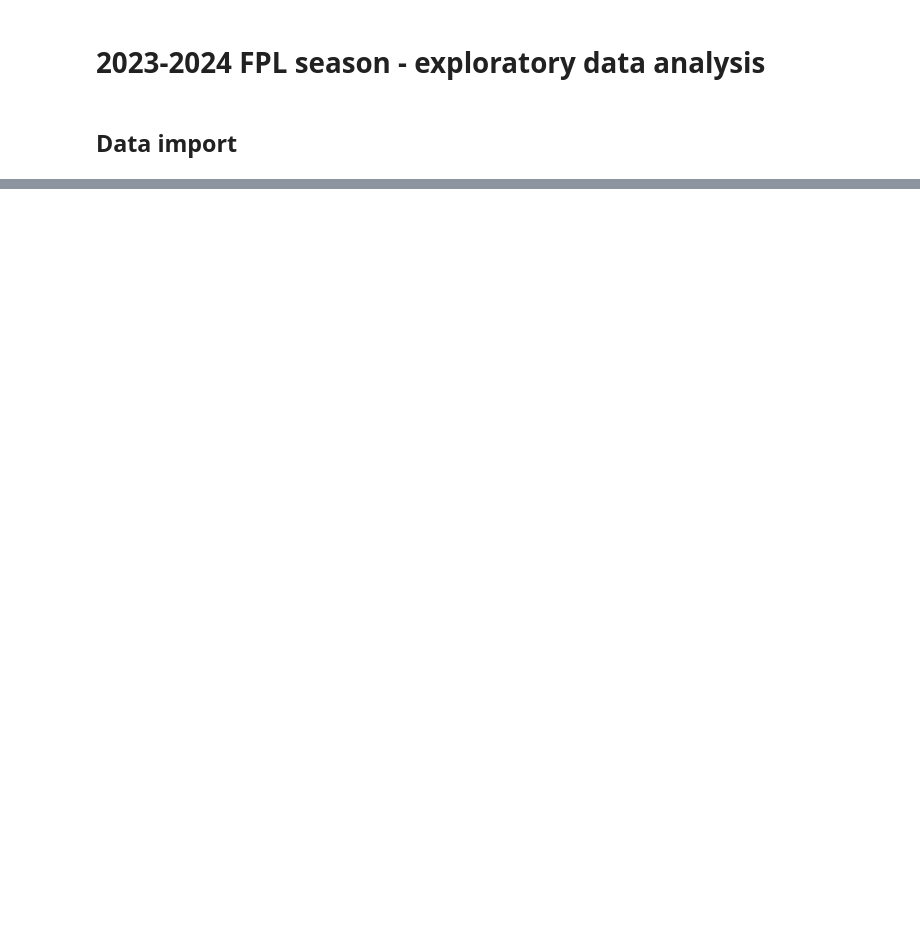
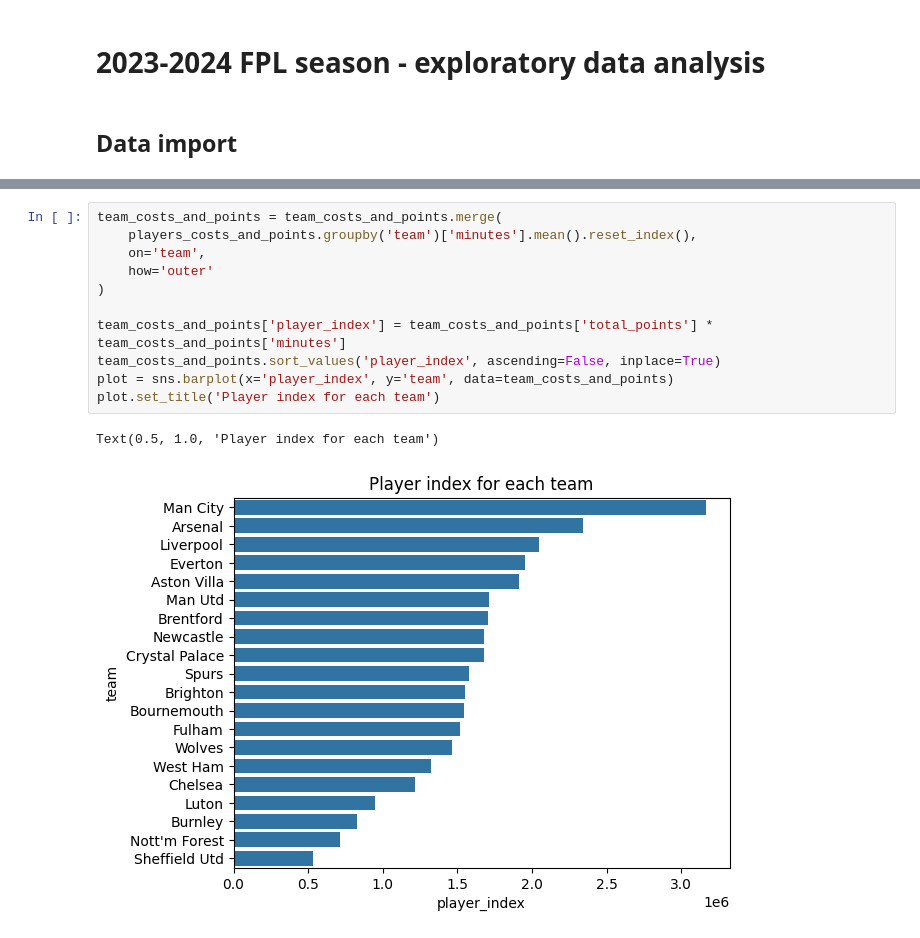
Before and after one commit to alfie1906/fantasy-premier-league, a Jupyter notebook: exploration/24-25/past_season_eda.ipynb, the cells around one changed output, grey strips where cells are left out. Drawn from its saved outputs; the diff is of its cells as text; blank space fills up the shorter version.

```diff
--- a/exploration/24-25/past_season_eda.ipynb
+++ b/exploration/24-25/past_season_eda.ipynb
@@ -42,0 +59,14 @@ shape: (5, 19)
+# %%
+team_costs_and_points = team_costs_and_points.merge(
+    players_costs_and_points.groupby('team')['minutes'].mean().reset_index(),
+    on='team',
+    how='outer'
+)
+
+team_costs_and_points['player_index'] = team_costs_and_points['total_points'] * team_costs_and_points['minutes']
+team_costs_and_points.sort_values('player_index', ascending=False, inplace=True)
+plot = sns.barplot(x='player_index', y='team', data=team_costs_and_points)
+plot.set_title('Player index for each team')
+# %% [output]
+Text(0.5, 1.0, 'Player index for each team')
+[figure, added]
```
Also changed, not shown: parts of 16 cells of this notebook.
